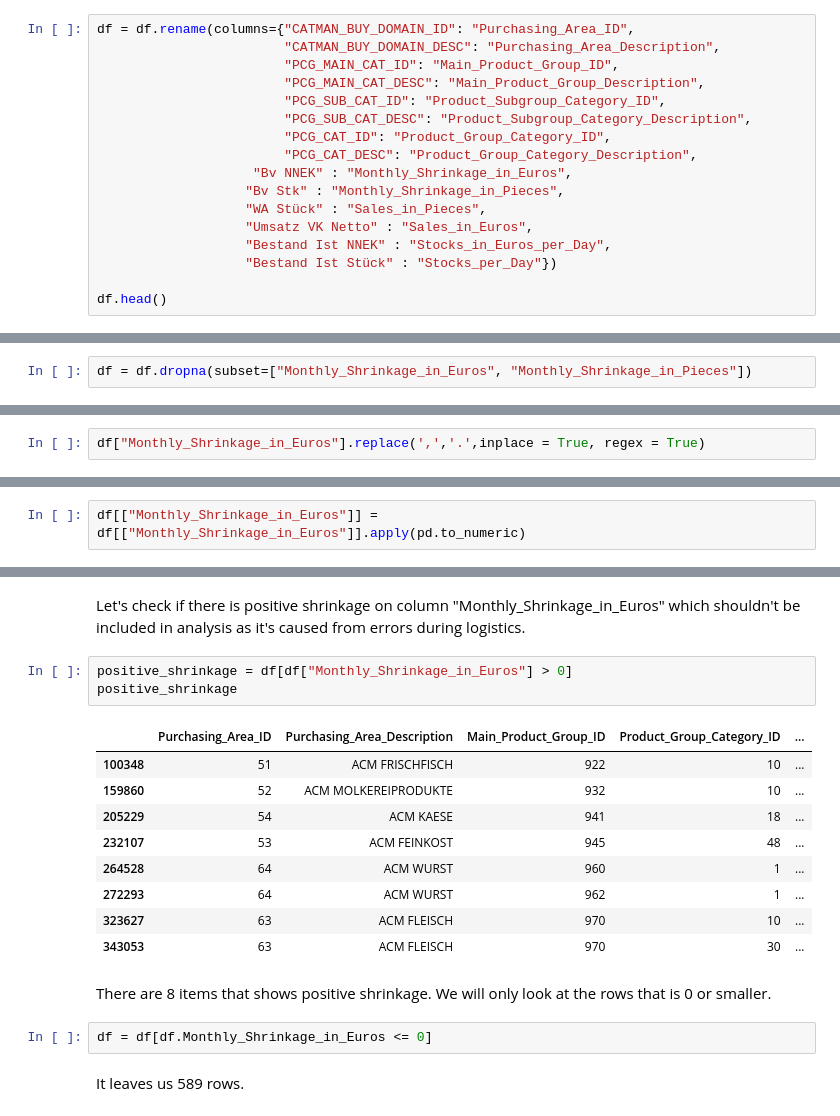
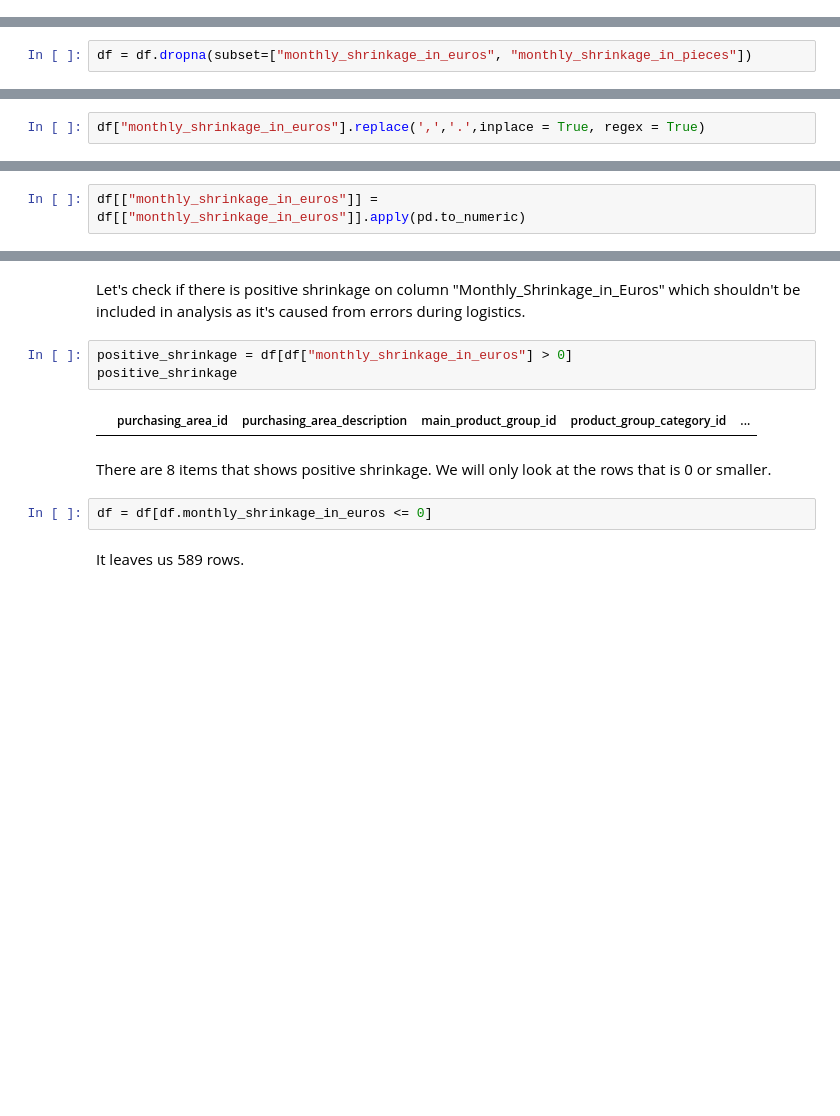
Before and after one commit to thdvbr/nofoodwaste_data, a Jupyter notebook: metronom.ipynb, the cells around one changed output, grey strips where cells are left out. Cells and saved outputs as stored; diff of their text form; blank space fills up the shorter version.

```diff
--- a/metronom.ipynb
+++ b/metronom.ipynb
@@ -90,18 +141 @@ DAY_DESC                  738671
 dtype: int64
-# %%
-df = df.rename(columns={"CATMAN_BUY_DOMAIN_ID": "Purchasing_Area_ID",
-                        "CATMAN_BUY_DOMAIN_DESC": "Purchasing_Area_Description",
-                        "PCG_MAIN_CAT_ID": "Main_Product_Group_ID",
-                        "PCG_MAIN_CAT_DESC": "Main_Product_Group_Description",
-                        "PCG_SUB_CAT_ID": "Product_Subgroup_Category_ID",
-                        "PCG_SUB_CAT_DESC": "Product_Subgroup_Category_Description",
-                        "PCG_CAT_ID": "Product_Group_Category_ID",
-                        "PCG_CAT_DESC": "Product_Group_Category_Description",
-                    "Bv NNEK" : "Monthly_Shrinkage_in_Euros",
-                   "Bv Stk" : "Monthly_Shrinkage_in_Pieces",
-                   "WA Stück" : "Sales_in_Pieces",
-                   "Umsatz VK Netto" : "Sales_in_Euros",
-                   "Bestand Ist NNEK" : "Stocks_in_Euros_per_Day",
-                   "Bestand Ist Stück" : "Stocks_per_Day"})
-
-df.head()
@@ -120,5 +145,5 @@ Will drop all the rows that has missing shrinkage information.
 # %%
-df = df.dropna(subset=["Monthly_Shrinkage_in_Euros", "Monthly_Shrinkage_in_Pieces"])
+df = df.dropna(subset=["monthly_shrinkage_in_euros", "monthly_shrinkage_in_pieces"])
 # %%
 df.count()
 # %% [output]
@@ -174,7 +197,7 @@ df
 # %% [markdown]
 We can see that for "Monthly shrinkage in euros" they are using commas and other columns such as "Monthly shrinkage in pieces" are using periods. We will change the commas to period so we can work with them properly.
 # %%
-df["Monthly_Shrinkage_in_Euros"].replace(',','.',inplace = True, regex = True)
+df["monthly_shrinkage_in_euros"].replace(',','.',inplace = True, regex = True)
 # %%
 df.head()
 # %% [output]
@@ -207,7 +230,7 @@ dtype: object
 # %% [markdown]
 Monthly Shrinkage in euros should be numerical value but it's stored as object types. We need to convert these into numeric types.
 # %%
-df[["Monthly_Shrinkage_in_Euros"]] = df[["Monthly_Shrinkage_in_Euros"]].apply(pd.to_numeric)
+df[["monthly_shrinkage_in_euros"]] = df[["monthly_shrinkage_in_euros"]].apply(pd.to_numeric)
 # %%
 df.dtypes
 # %% [output]
@@ -231,22 +254,14 @@ dtype: object
 # %% [markdown]
 Let's check if there is positive shrinkage on column "Monthly_Shrinkage_in_Euros" which shouldn't be included in analysis as it's caused from errors during logistics.
 # %%
-positive_shrinkage = df[df["Monthly_Shrinkage_in_Euros"] > 0]
+positive_shrinkage = df[df["monthly_shrinkage_in_euros"] > 0]
 positive_shrinkage
 # %% [output]
-|  | Purchasing_Area_ID | Purchasing_Area_Description | Main_Product_Group_ID | Product_Group_Category_ID | ... |
-| 100348 | 51 | ACM FRISCHFISCH | 922 | 10 | ... |
-| 159860 | 52 | ACM MOLKEREIPRODUKTE | 932 | 10 | ... |
-| 205229 | 54 | ACM KAESE | 941 | 18 | ... |
-| 232107 | 53 | ACM FEINKOST | 945 | 48 | ... |
-| 264528 | 64 | ACM WURST | 960 | 1 | ... |
-| 272293 | 64 | ACM WURST | 962 | 1 | ... |
-| 323627 | 63 | ACM FLEISCH | 970 | 10 | ... |
-| 343053 | 63 | ACM FLEISCH | 970 | 30 | ... |
+|  | purchasing_area_id | purchasing_area_description | main_product_group_id | product_group_category_id | ... |
 # %% [markdown]
 There are 8 items that shows positive shrinkage. We will only look at the rows that is 0 or smaller.
 # %%
-df = df[df.Monthly_Shrinkage_in_Euros <= 0]
+df = df[df.monthly_shrinkage_in_euros <= 0]
 # %% [markdown]
 It leaves us 589 rows.
 # %%
```
Also changed, not shown: parts of 64 cells of this notebook.
